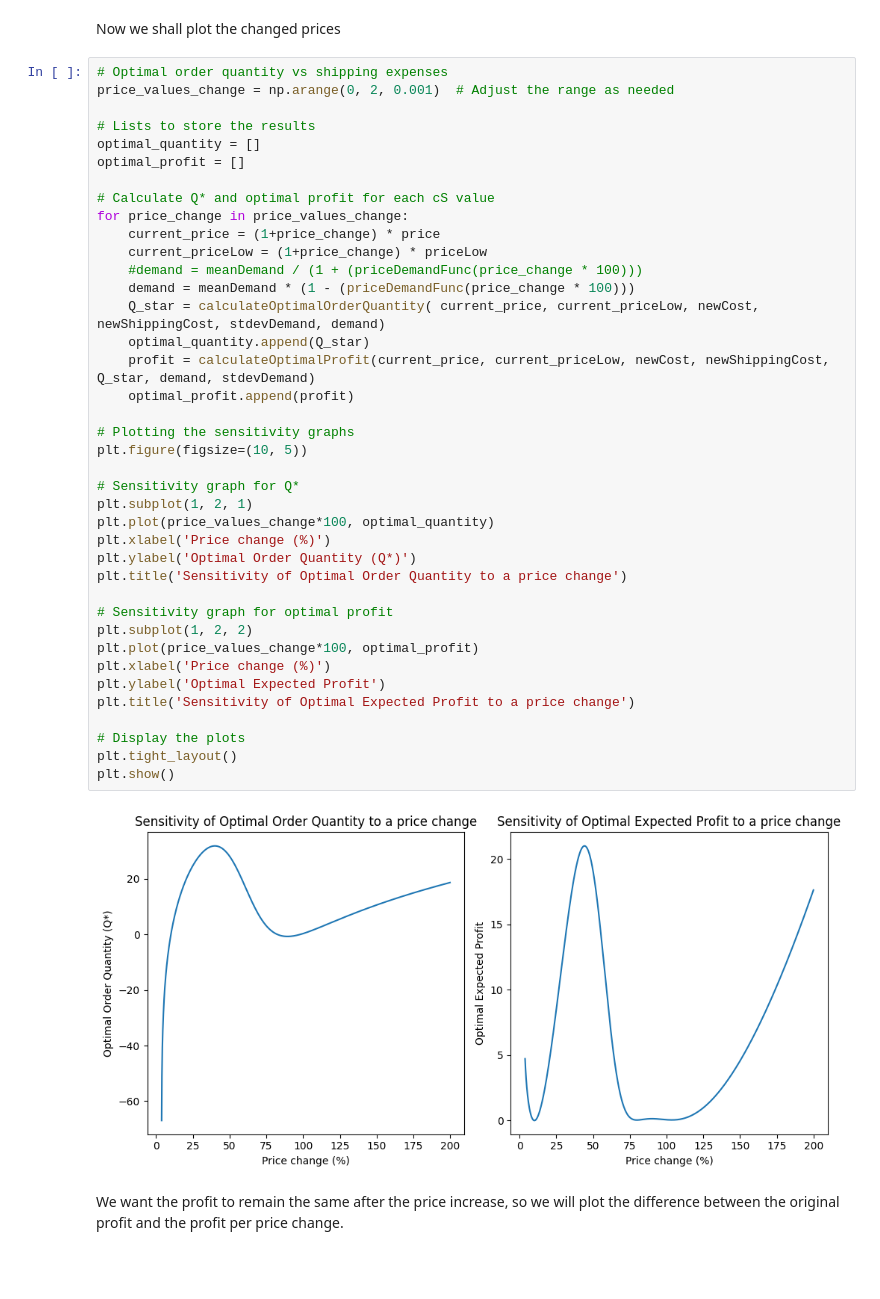
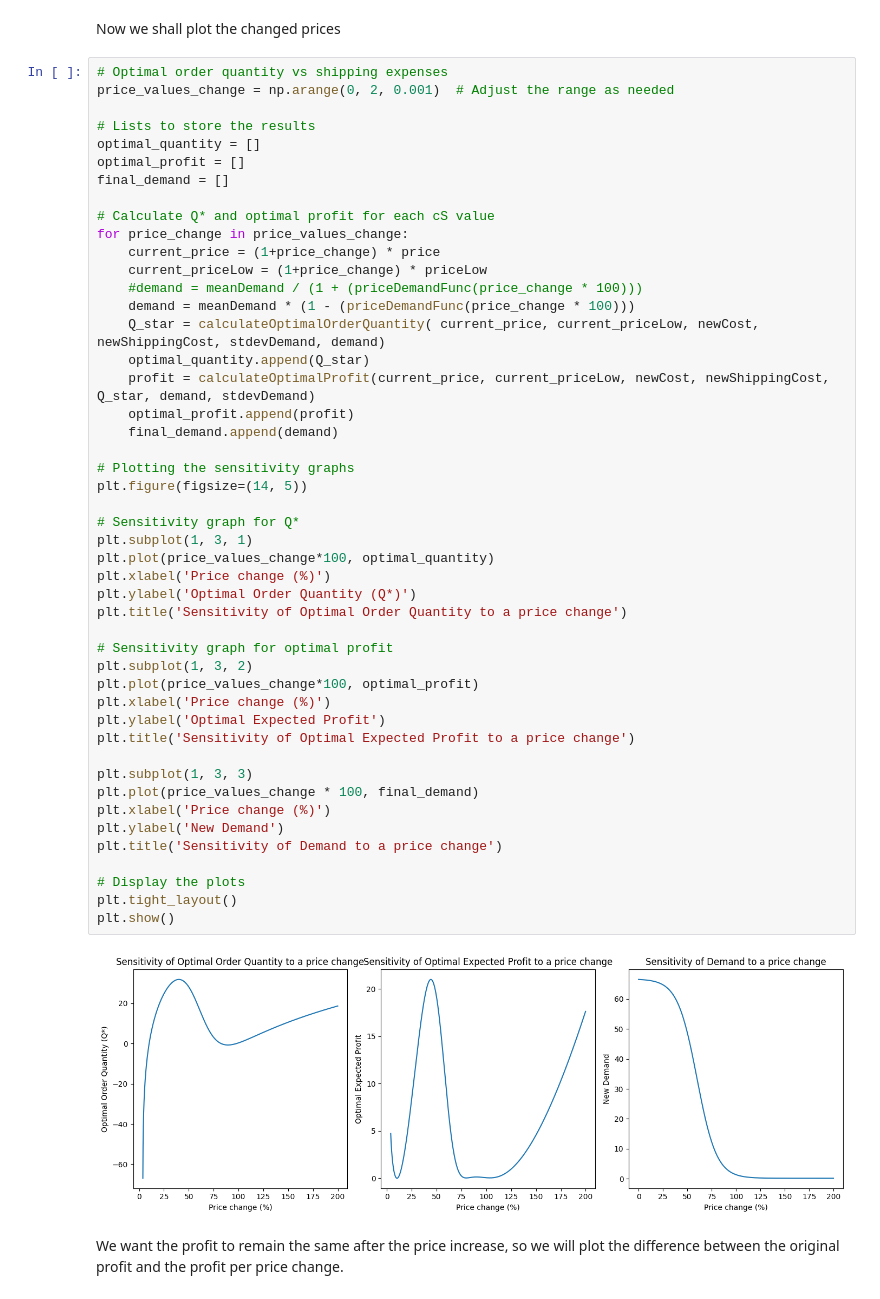
Before and after one commit to Marijn2404/TheThirdPiGame, a Jupyter notebook: Excercise part 7.ipynb, the cells around one changed output. Saved outputs shown, nothing was run; the diff lists cells and outputs as text; blank space fills up the shorter version.

```diff
--- a/Excercise part 7.ipynb
+++ b/Excercise part 7.ipynb
@@ -61,40 +61,48 @@ price_values_change = np.arange(0, 2, 0.001)  # Adjust the range as needed
 # Lists to store the results
 optimal_quantity = []
 optimal_profit = []
+final_demand = []
 
 # Calculate Q* and optimal profit for each cS value
 for price_change in price_values_change:
     current_price = (1+price_change) * price
     current_priceLow = (1+price_change) * priceLow
     #demand = meanDemand / (1 + (priceDemandFunc(price_change * 100)))
     demand = meanDemand * (1 - (priceDemandFunc(price_change * 100)))
     Q_star = calculateOptimalOrderQuantity( current_price, current_priceLow, newCost, newShippingCost, stdevDemand, demand)
     optimal_quantity.append(Q_star)
     profit = calculateOptimalProfit(current_price, current_priceLow, newCost, newShippingCost, Q_star, demand, stdevDemand)
     optimal_profit.append(profit)
+    final_demand.append(demand)
 
 # Plotting the sensitivity graphs
-plt.figure(figsize=(10, 5))
+plt.figure(figsize=(14, 5))
 
 # Sensitivity graph for Q*
-plt.subplot(1, 2, 1)
+plt.subplot(1, 3, 1)
 plt.plot(price_values_change*100, optimal_quantity)
 plt.xlabel('Price change (%)')
 plt.ylabel('Optimal Order Quantity (Q*)')
 plt.title('Sensitivity of Optimal Order Quantity to a price change')
 
 # Sensitivity graph for optimal profit
-plt.subplot(1, 2, 2)
+plt.subplot(1, 3, 2)
 plt.plot(price_values_change*100, optimal_profit)
 plt.xlabel('Price change (%)')
 plt.ylabel('Optimal Expected Profit')
 plt.title('Sensitivity of Optimal Expected Profit to a price change')
 
+plt.subplot(1, 3, 3)
+plt.plot(price_values_change * 100, final_demand)
+plt.xlabel('Price change (%)')
+plt.ylabel('New Demand')
+plt.title('Sensitivity of Demand to a price change')
+
 # Display the plots
 plt.tight_layout()
 plt.show()
 # %% [output]
-[figure, old version]
+[figure, new version]
 # %% [markdown]
 We want the profit to remain the same after the price increase, so we will plot the difference between the original profit and the profit per price change.
 # %%
```
Also changed, not shown: 5 other files.
